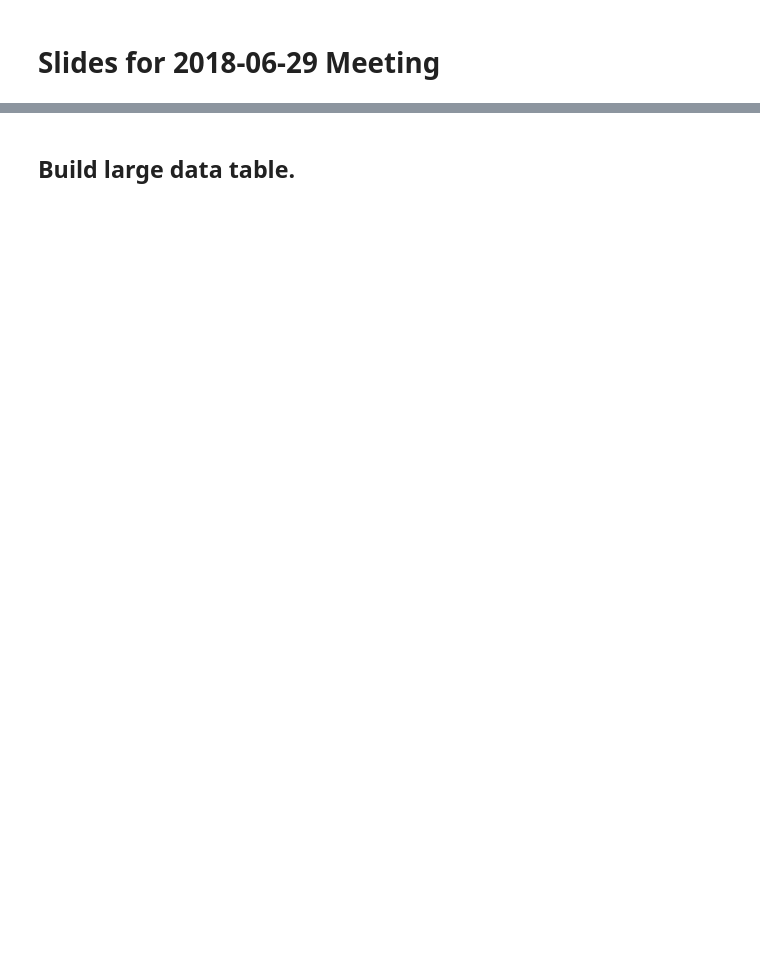
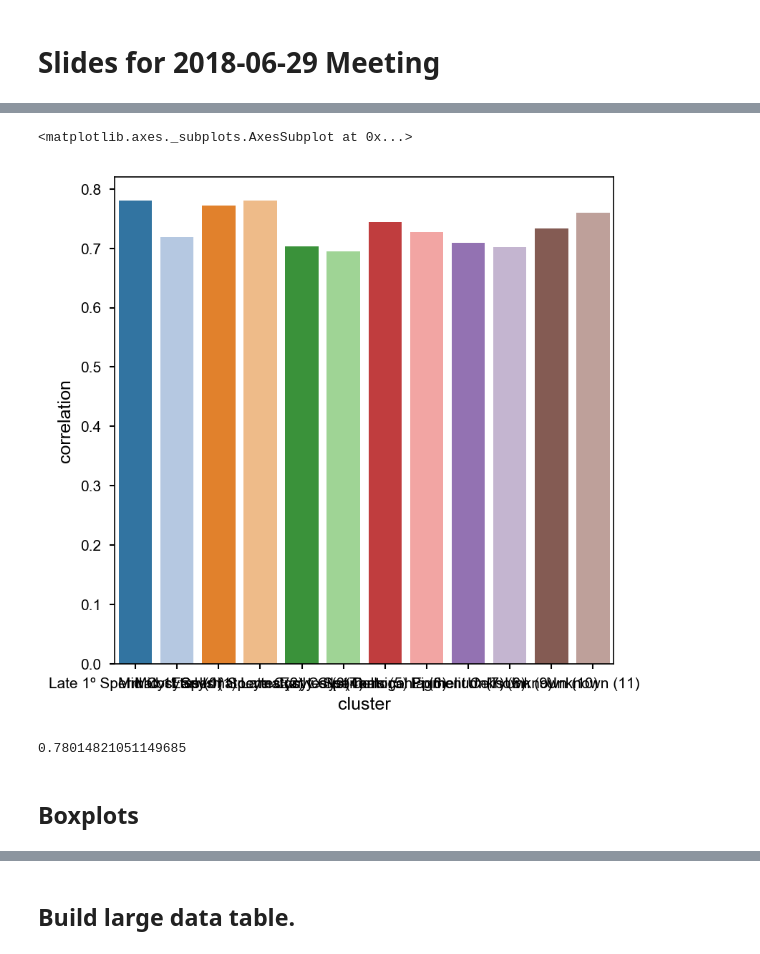
Before and after one commit to jfear/larval_gonad, a Jupyter notebook: notebook/2018-06-29_figs_for_meeting.ipynb, the cells around one changed output, grey strips where cells are left out. Saved outputs shown, nothing was run; the diff lists cells and outputs as text; code cells hidden in the pictures; blank space fills up the shorter version.

```diff
--- a/notebook/2018-06-29_figs_for_meeting.ipynb
+++ b/notebook/2018-06-29_figs_for_meeting.ipynb
@@ -171,0 +304,8 @@ fig.savefig('../output/2018-06-29_figs_for_meeting_fig2.png', dpi=300, bbox_inch
+# %%
+tpm_by_clus = pd.read_parquet('../scrnaseq-wf/data/tpm.parquet')
+# %%
+corrs = []
+for g, dd in tpm_by_clus.iteritems():
+    _bulk = bulk.reindex(dd.index).dropna()
+    _corr, _ = spearmanr(dd, _bulk)
+    corrs.append((g, _corr))
@@ -171,0 +314,11 @@ fig.savefig('../output/2018-06-29_figs_for_meeting_fig2.png', dpi=300, bbox_inch
+# %%
+sns.barplot('cluster', 'correlation', data=pd.DataFrame(corrs, columns=['cluster', 'correlation']), palette=nbconfig.colors['clusters'])
+# %% [output]
+<matplotlib.axes._subplots.AxesSubplot at 0x...>
+[figure, added]
+# %%
+_corr
+# %% [output]
+0.78014821051149685
+# %% [markdown]
+## Boxplots
```
Also changed, not shown: parts of 28 cells of this notebook, 2 other files.
